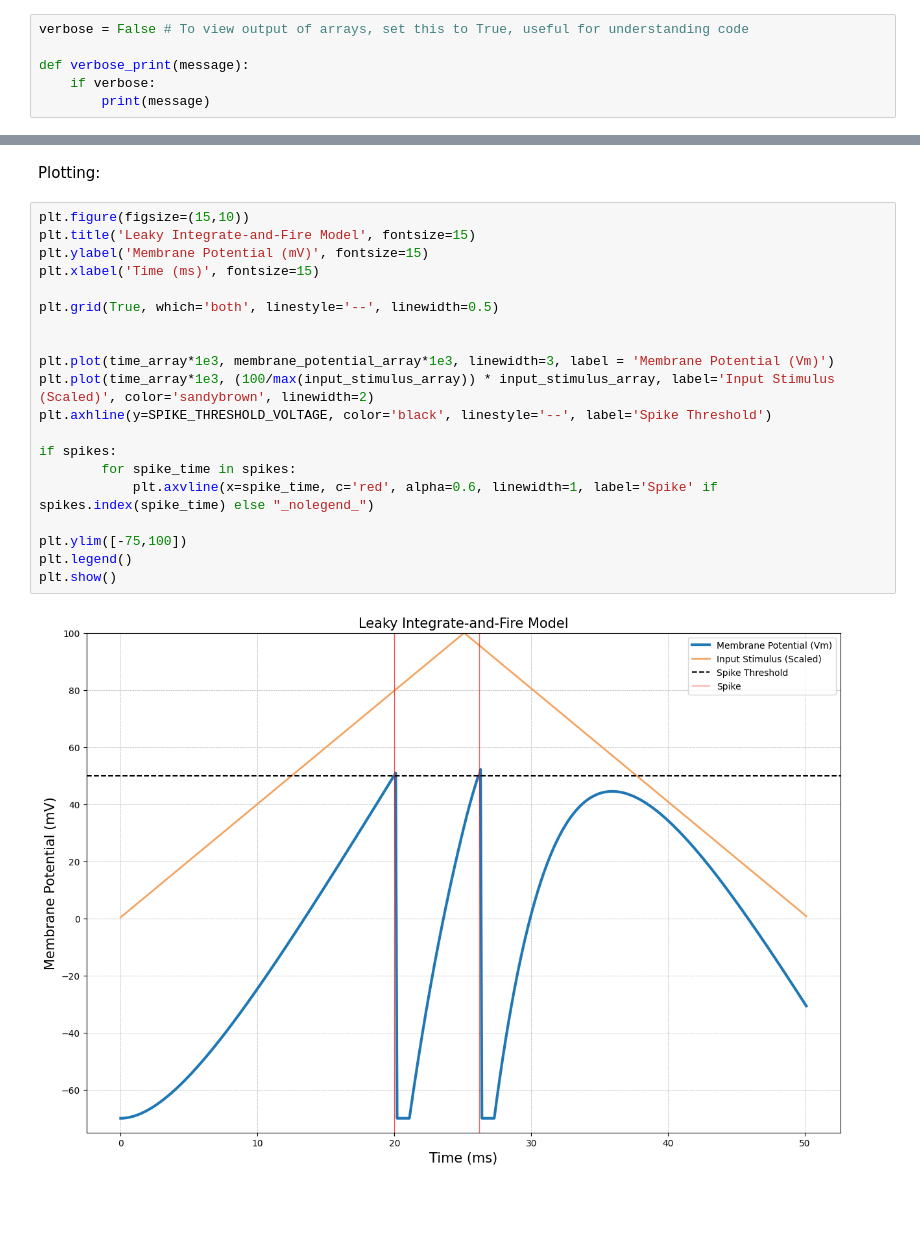
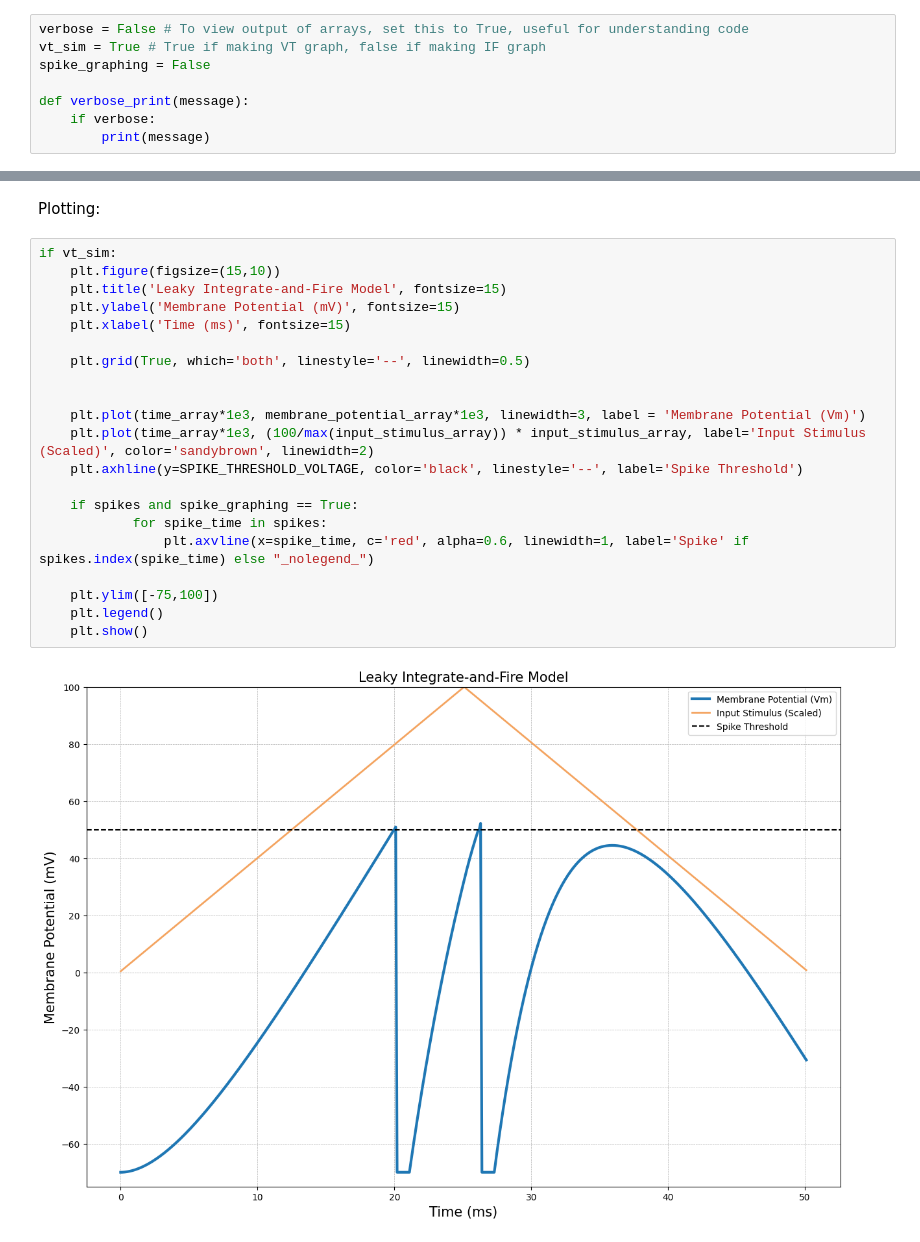
Before and after one commit to availe/CSC-455, a Jupyter notebook: LIF_Model.ipynb, the cells around one changed output, grey strips where cells are left out. Cells and saved outputs as stored; diff of their text form; blank space fills up the shorter version.

```diff
--- a/LIF_Model.ipynb
+++ b/LIF_Model.ipynb
@@ -5,6 +5,8 @@ from scipy.signal import get_window
 import matplotlib.pyplot as plt
 # %%
 verbose = False # To view output of arrays, set this to True, useful for understanding code
+vt_sim = True # True if making VT graph, false if making IF graph
+spike_graphing = False
 
 def verbose_print(message):
     if verbose:
@@ -105,24 +132,25 @@ verbose_print(len(spikes))
 # %% [markdown]
 Plotting:
 # %%
-plt.figure(figsize=(15,10))
-plt.title('Leaky Integrate-and-Fire Model', fontsize=15)
-plt.ylabel('Membrane Potential (mV)', fontsize=15)
-plt.xlabel('Time (ms)', fontsize=15)
+if vt_sim:
+    plt.figure(figsize=(15,10))
+    plt.title('Leaky Integrate-and-Fire Model', fontsize=15)
+    plt.ylabel('Membrane Potential (mV)', fontsize=15)
+    plt.xlabel('Time (ms)', fontsize=15)
 
-plt.grid(True, which='both', linestyle='--', linewidth=0.5)
+    plt.grid(True, which='both', linestyle='--', linewidth=0.5)
 
 
-plt.plot(time_array*1e3, membrane_potential_array*1e3, linewidth=3, label = 'Membrane Potential (Vm)')
-plt.plot(time_array*1e3, (100/max(input_stimulus_array)) * input_stimulus_array, label='Input Stimulus (Scaled)', color='sandybrown', linewidth=2)
-plt.axhline(y=SPIKE_THRESHOLD_VOLTAGE, color='black', linestyle='--', label='Spike Threshold')
+    plt.plot(time_array*1e3, membrane_potential_array*1e3, linewidth=3, label = 'Membrane Potential (Vm)')
+    plt.plot(time_array*1e3, (100/max(input_stimulus_array)) * input_stimulus_array, label='Input Stimulus (Scaled)', color='sandybrown', linewidth=2)
+    plt.axhline(y=SPIKE_THRESHOLD_VOLTAGE, color='black', linestyle='--', label='Spike Threshold')
 
-if spikes:
-        for spike_time in spikes:
-            plt.axvline(x=spike_time, c='red', alpha=0.6, linewidth=1, label='Spike' if spikes.index(spike_time) else "_nolegend_")
+    if spikes and spike_graphing == True:
+            for spike_time in spikes:
+                plt.axvline(x=spike_time, c='red', alpha=0.6, linewidth=1, label='Spike' if spikes.index(spike_time) else "_nolegend_")
 
-plt.ylim([-75,100])
-plt.legend()
-plt.show()
+    plt.ylim([-75,100])
+    plt.legend()
+    plt.show()
 # %% [output]
-[figure, old version]
+[figure, new version]
```
Also changed, not shown: parts of 5 cells of this notebook.
